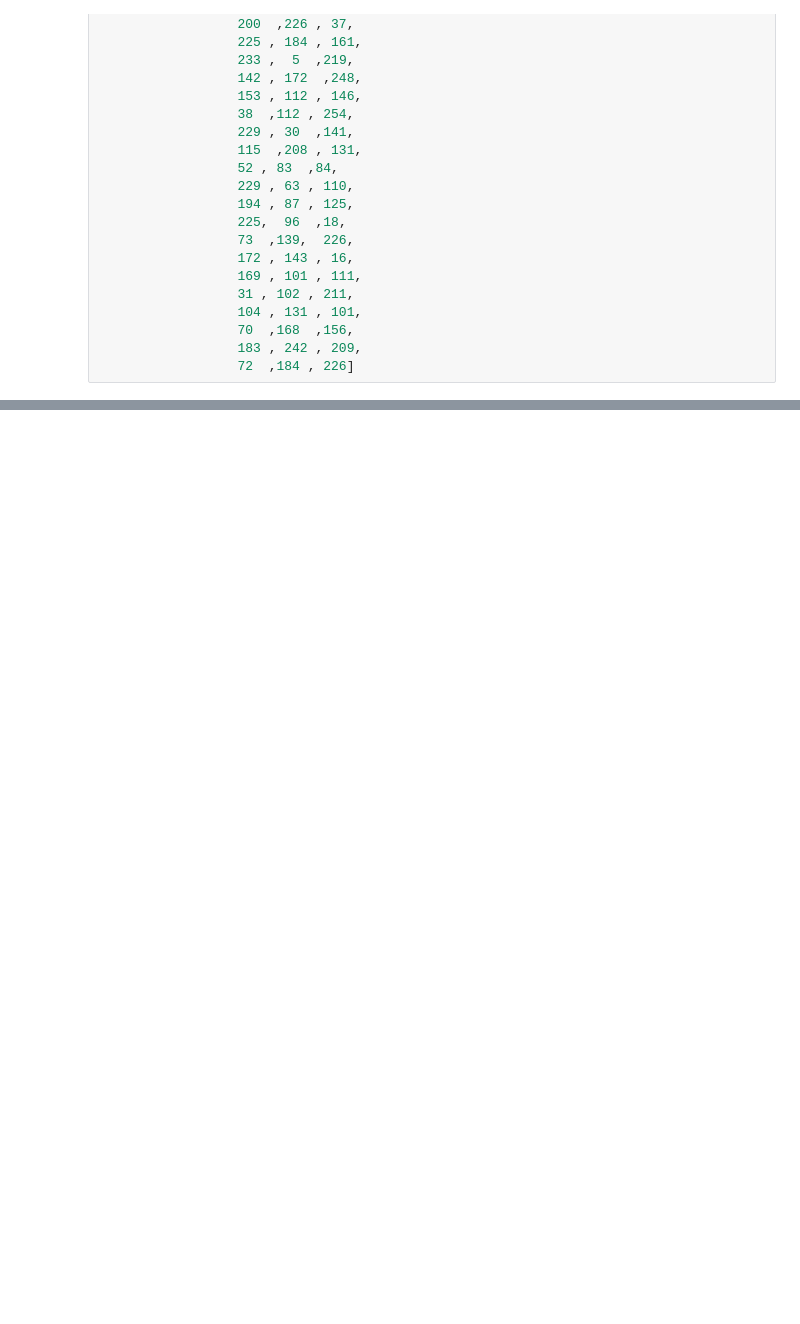
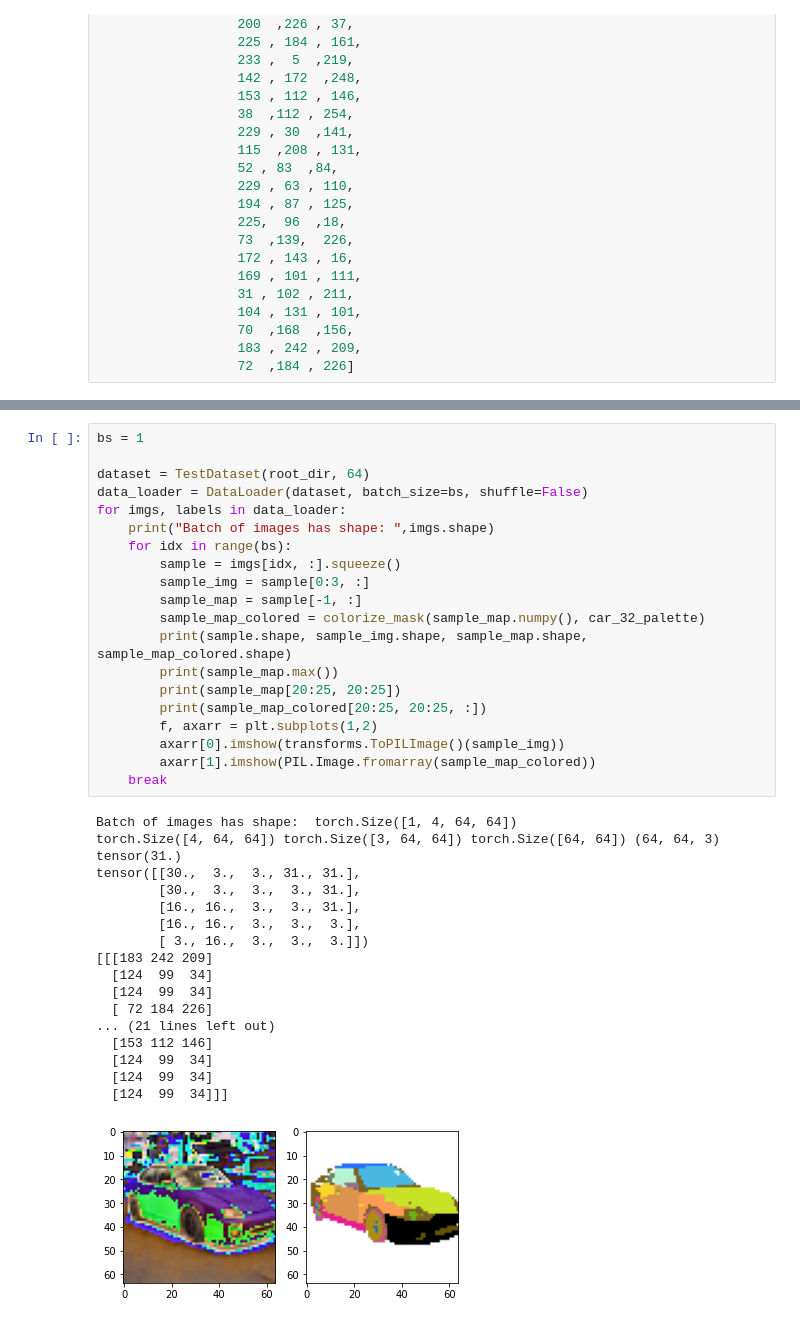
Before and after one commit to EdwardJTL/Edit3D, a Jupyter notebook: test_dataloader.ipynb, the cells around one changed output, grey strips where cells are left out. Saved outputs shown, nothing was run; the diff lists cells and outputs as text; blank space fills up the shorter version.

```diff
--- a/test_dataloader.ipynb
+++ b/test_dataloader.ipynb
@@ -189,0 +190,39 @@ tensor([[0., 0., 0., 0., 0.],
+# %%
+bs = 1
+
+dataset = TestDataset(root_dir, 64)
+data_loader = DataLoader(dataset, batch_size=bs, shuffle=False)
+for imgs, labels in data_loader:
+    print("Batch of images has shape: ",imgs.shape)
+    for idx in range(bs):
+        sample = imgs[idx, :].squeeze()
+        sample_img = sample[0:3, :]
+        sample_map = sample[-1, :]
+        sample_map_colored = colorize_mask(sample_map.numpy(), car_32_palette)
+        print(sample.shape, sample_img.shape, sample_map.shape, sample_map_colored.shape)
+        print(sample_map.max())
+        print(sample_map[20:25, 20:25])
+        print(sample_map_colored[20:25, 20:25, :])
+        f, axarr = plt.subplots(1,2)
+        axarr[0].imshow(transforms.ToPILImage()(sample_img))
+        axarr[1].imshow(PIL.Image.fromarray(sample_map_colored))
+    break
+# %% [output]
+Batch of images has shape:  torch.Size([1, 4, 64, 64])
+torch.Size([4, 64, 64]) torch.Size([3, 64, 64]) torch.Size([64, 64]) (64, 64, 3)
+tensor(31.)
+tensor([[30.,  3.,  3., 31., 31.],
+        [30.,  3.,  3.,  3., 31.],
+        [16., 16.,  3.,  3., 31.],
+        [16., 16.,  3.,  3.,  3.],
+        [ 3., 16.,  3.,  3.,  3.]])
+[[[183 242 209]
+  [124  99  34]
+  [124  99  34]
+  [ 72 184 226]
+... (21 lines left out)
+  [153 112 146]
+  [124  99  34]
+  [124  99  34]
+  [124  99  34]]]
+[figure, added]
```
Also changed, not shown: parts of 2 cells of this notebook, 1 other file.
